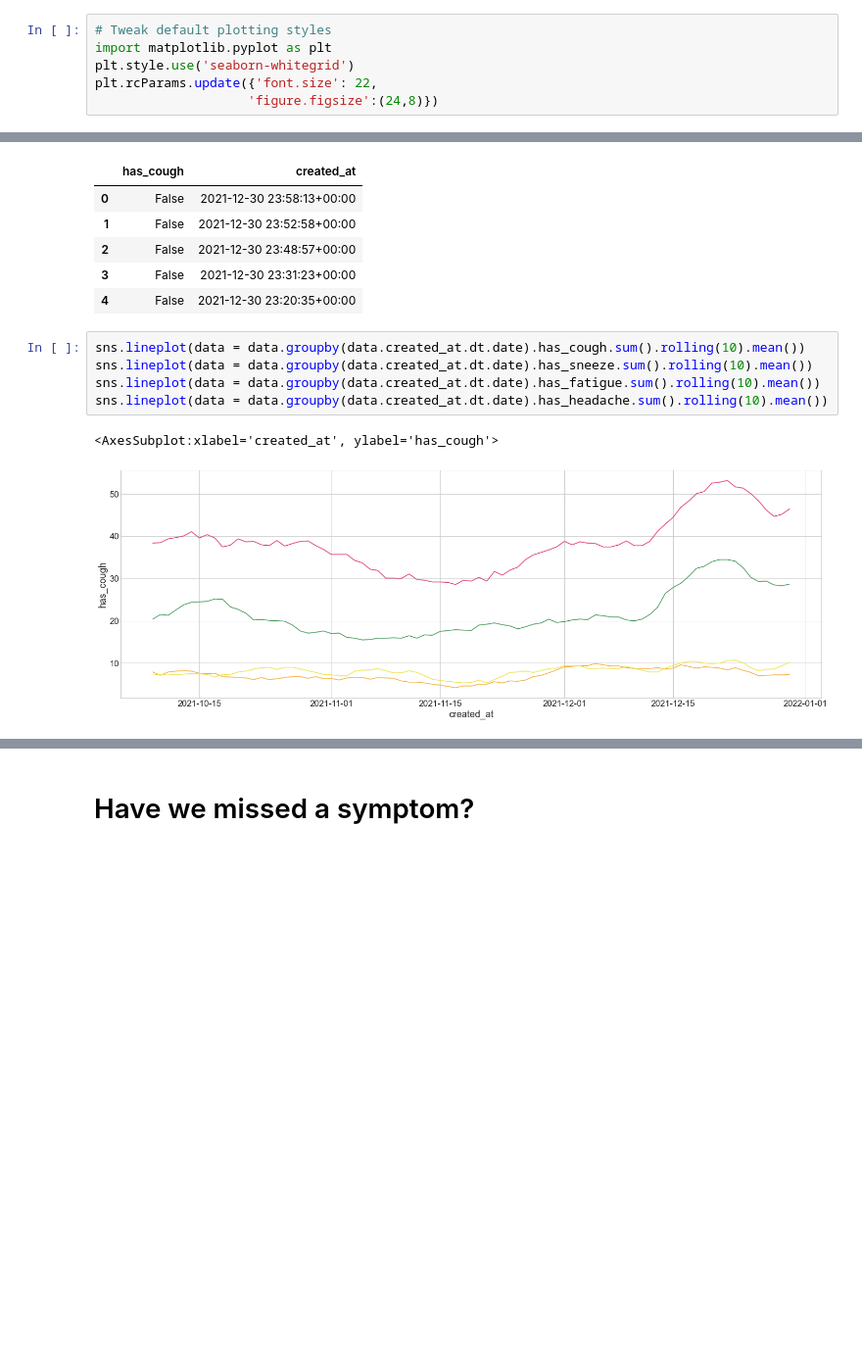
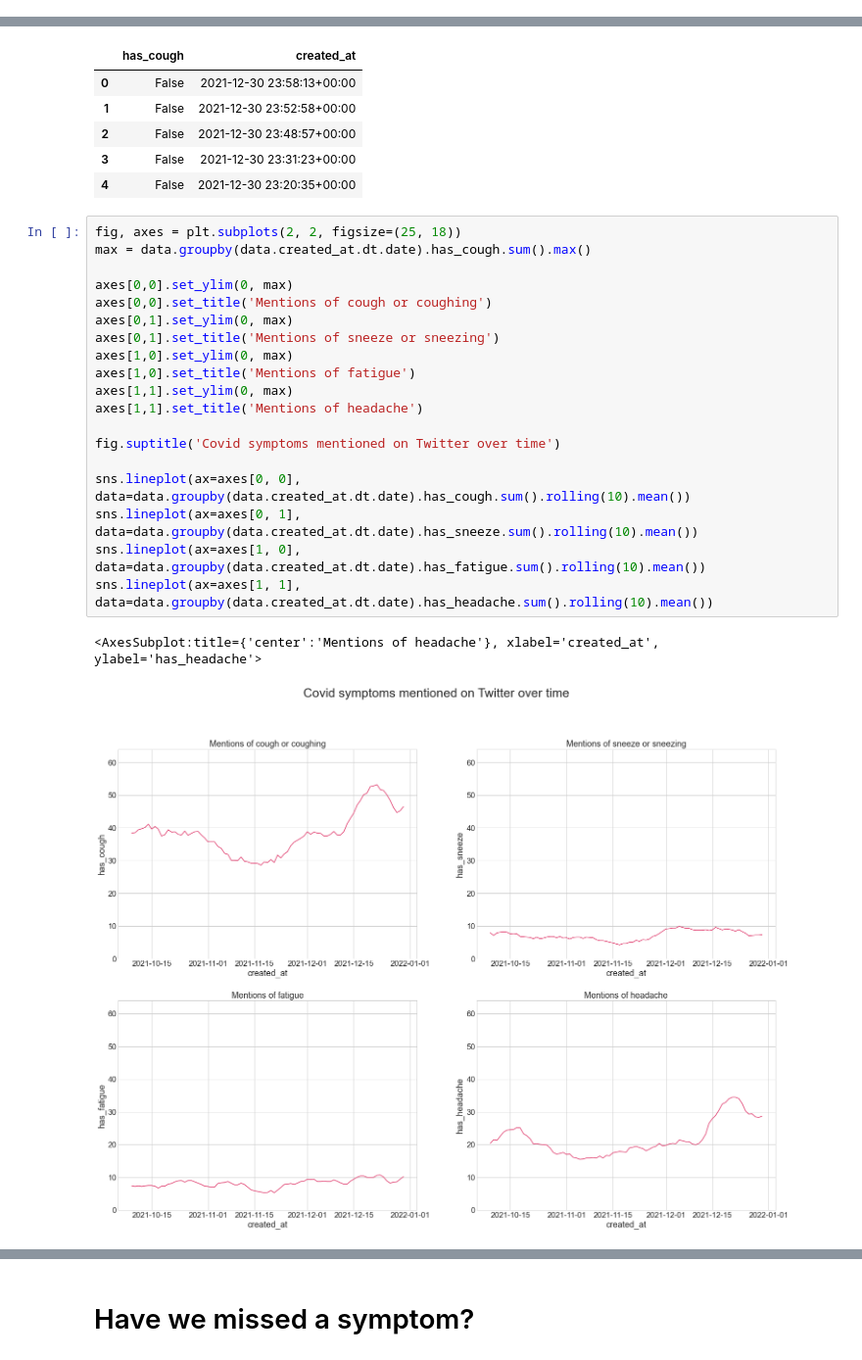
Before and after one commit to UKDataServiceOpen/working-with-twitter-data, a Jupyter notebook: HealthDemo/HealthTidyDemo.ipynb, the cells around one changed output, grey strips where cells are left out. Shown at 98% size. Saved outputs shown, nothing was run; the diff lists cells and outputs as text; blank space fills up the shorter version.

Commit message:
Add first draft of tidying demo, and masking image for NLP.

```diff
--- a/HealthDemo/HealthTidyDemo.ipynb
+++ b/HealthDemo/HealthTidyDemo.ipynb
@@ -40,9 +42,3 @@ palette = sns.set_palette(sns.color_palette(colors), n_colors=100)
-# %%
-# Tweak default plotting styles
-import matplotlib.pyplot as plt
-plt.style.use('seaborn-whitegrid')
-plt.rcParams.update({'font.size': 22,
-                    'figure.figsize':(24,8)})
 # %%
 # Read our data into a dataframe using pandas
 data = pd.read_csv('3monthCoughUK.csv', parse_dates=['created_at'])
@@ -247,10 +243,24 @@ data[['has_cough','created_at']].head()
 | 3 | False | 2021-12-30 23:31:23+00:00 |
 | 4 | False | 2021-12-30 23:20:35+00:00 |
 # %%
-sns.lineplot(data = data.groupby(data.created_at.dt.date).has_cough.sum().rolling(10).mean())
-sns.lineplot(data = data.groupby(data.created_at.dt.date).has_sneeze.sum().rolling(10).mean())
-sns.lineplot(data = data.groupby(data.created_at.dt.date).has_fatigue.sum().rolling(10).mean())
-sns.lineplot(data = data.groupby(data.created_at.dt.date).has_headache.sum().rolling(10).mean())
+fig, axes = plt.subplots(2, 2, figsize=(25, 18))
+max = data.groupby(data.created_at.dt.date).has_cough.sum().max()
+
+axes[0,0].set_ylim(0, max)
+axes[0,0].set_title('Mentions of cough or coughing')
+axes[0,1].set_ylim(0, max)
+axes[0,1].set_title('Mentions of sneeze or sneezing')
+axes[1,0].set_ylim(0, max)
+axes[1,0].set_title('Mentions of fatigue')
+axes[1,1].set_ylim(0, max)
+axes[1,1].set_title('Mentions of headache')
+
+fig.suptitle('Covid symptoms mentioned on Twitter over time')
+
+sns.lineplot(ax=axes[0, 0], data=data.groupby(data.created_at.dt.date).has_cough.sum().rolling(10).mean())
+sns.lineplot(ax=axes[0, 1],  data=data.groupby(data.created_at.dt.date).has_sneeze.sum().rolling(10).mean())
+sns.lineplot(ax=axes[1, 0], data=data.groupby(data.created_at.dt.date).has_fatigue.sum().rolling(10).mean())
+sns.lineplot(ax=axes[1, 1],  data=data.groupby(data.created_at.dt.date).has_headache.sum().rolling(10).mean())
 # %% [output]
-<AxesSubplot:xlabel='created_at', ylabel='has_cough'>
+<AxesSubplot:title={'center':'Mentions of headache'}, xlabel='created_at', ylabel='has_headache'>
-[figure, old version]
+[figure, new version]
```
Also changed, not shown: parts of 58 cells of this notebook, 3 other files.
